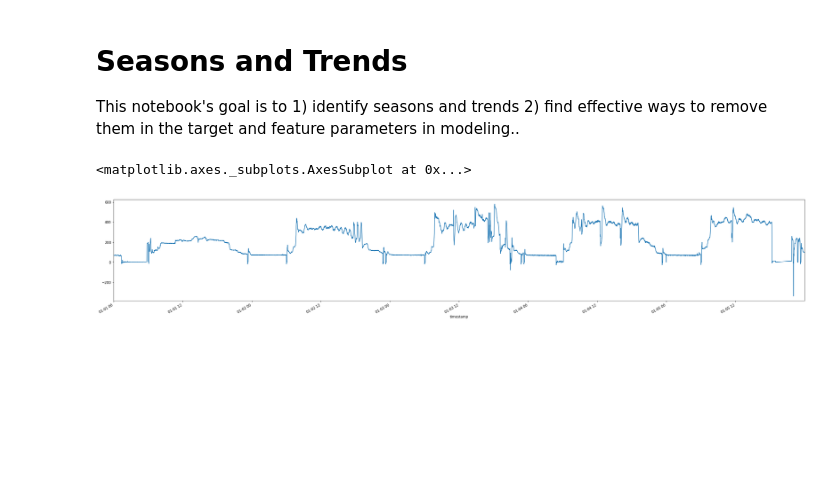
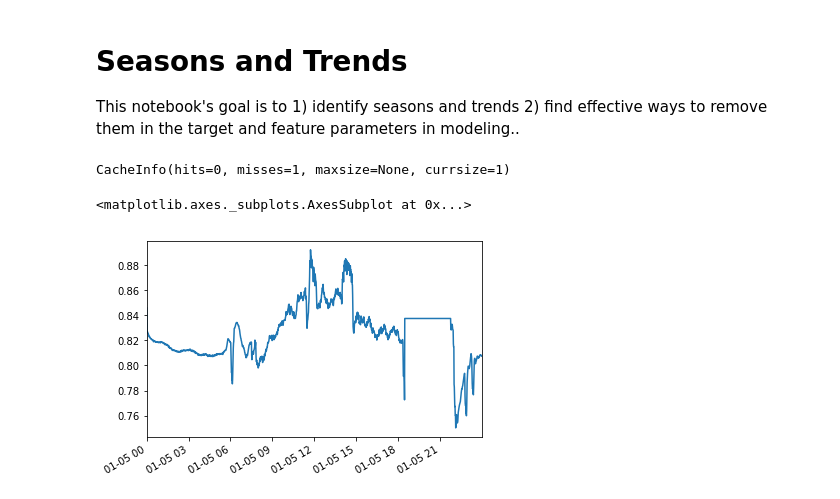
Before and after one commit to MiachelGu/chiller-plants, a Jupyter notebook: notebooks/5. Seasons and Trends.ipynb, the cells around one changed output. Saved outputs shown, nothing was run; the diff lists cells and outputs as text; code cells hidden in the pictures; blank space fills up the shorter version.

```diff
--- a/notebooks/5. Seasons and Trends.ipynb
+++ b/notebooks/5. Seasons and Trends.ipynb
@@ -31,7 +4,0 @@ df.index = df.timestamp
-# %%
-# lets analyze: loadsys, cwrhdr, drybulb, rh, ctkw and also.. cwshdr
-fig, ax = plt.subplots(1,1, figsize=(36,6))
-df["2017-01-01":"2017-01-05"].loadsys.plot(ax=ax)
-# %% [output]
-<matplotlib.axes._subplots.AxesSubplot at 0x...>
-[figure, removed]
@@ -37,0 +26,14 @@ df["2017-01-01":"2017-01-05"].loadsys.plot(ax=ax)
+# %%
+# load data
+df = common.load_df("../data/insead", "*21*.csv")
+print(common.load_df.cache_info())
+
+# preprocess.
+df = common.remove_negatives(df)
+df = common.identify_ct_shutdown(df)
+df = common.replace_missing(df)
+
+# Get the first derivative. The idea is that this makes the time series stationary.
+df = common.get_normalized_df(df, scale=(0.1, 1))
+# %% [output]
+CacheInfo(hits=0, misses=1, maxsize=None, currsize=1)
@@ -37,0 +43,5 @@ df["2017-01-01":"2017-01-05"].loadsys.plot(ax=ax)
+# %%
+df["2017-01-05":"2017-01-05"].cwshdr.plot()
+# %% [output]
+<matplotlib.axes._subplots.AxesSubplot at 0x...>
+[figure, added]
```
Also changed, not shown: parts of 9 cells of this notebook, 9 other files.
